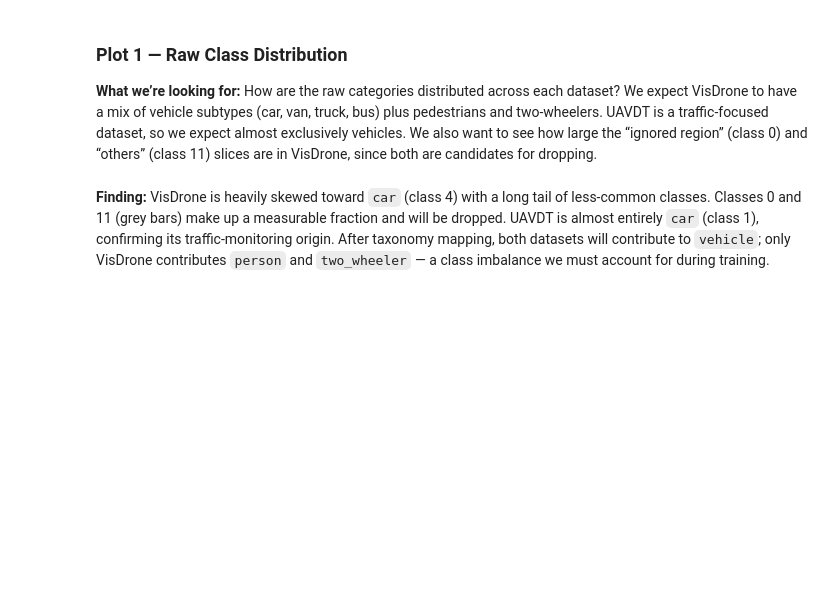
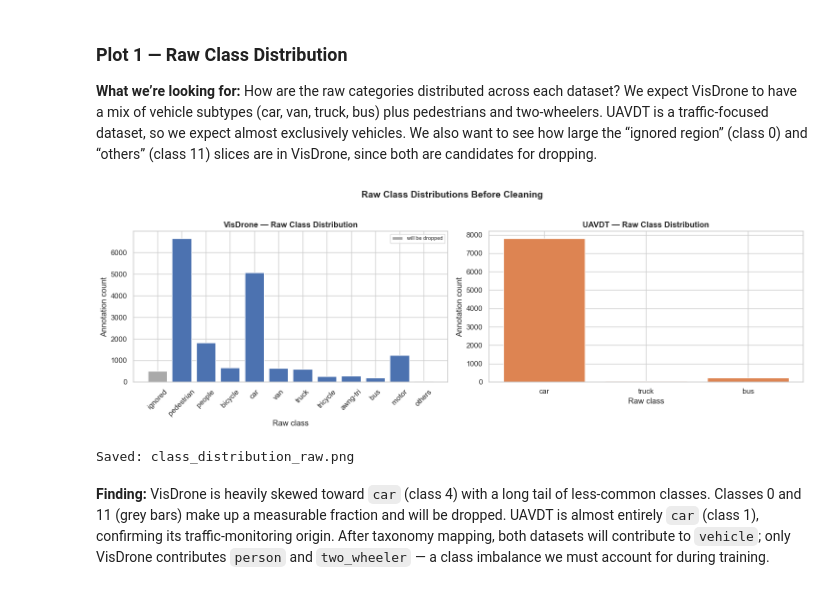
Before and after one commit to Ozai-03/drone-object-detection-capstone, a Jupyter notebook: notebooks/step5_data_wrangling.ipynb, the cells around one changed output. Saved outputs shown, nothing was run; the diff lists cells and outputs as text; code cells hidden in the pictures; blank space fills up the shorter version.

Commit message:
updated and ran data wrangling notebook

```diff
--- a/notebooks/step5_data_wrangling.ipynb
+++ b/notebooks/step5_data_wrangling.ipynb
@@ -65,8 +69,8 @@ print(f"numpy   {np.__version__}")
 NOTEBOOK_DIR = Path().resolve()
 PROJECT_ROOT = NOTEBOOK_DIR.parent if NOTEBOOK_DIR.name == "notebooks" else NOTEBOOK_DIR
 
-VISDRONE_RAW = PROJECT_ROOT / "data" / "raw" / "visdrone"
-UAVDT_RAW    = PROJECT_ROOT / "data" / "raw" / "uavdt"
+VISDRONE_RAW = PROJECT_ROOT / "data" / "raw" / "visdrone_raw"
+UAVDT_RAW    = PROJECT_ROOT / "data" / "raw" / "uavdt_raw"
 VD_SAMPLES   = PROJECT_ROOT / "data" / "samples" / "visdrone_samples"
 UA_SAMPLES   = PROJECT_ROOT / "data" / "samples" / "uavdt_samples"
 
@@ -209,17 +225,46 @@ print(f"VisDrone [{DATA_SOURCE_VD}]: {len(vd_raw):,} annotations | {vd_raw['imag
 # %%
-# --- Load UAVDT annotations (9-field MOT-style CSV, no header) ---
+# --- Load UAVDT annotations — handles both MOT 9-col and YOLO 5-col formats ---
 # Falls back to synthetic data with a clear warning if raw files are not present.
 
 def load_uavdt(root: Path, max_files: int = 300):
-    """Read UAVDT annotation .txt files from root/**/*.txt."""
-    ann_files = sorted(root.glob("**/*.txt"))[:max_files]
+    """Read UAVDT annotation .txt files from root/**/labels/*.txt.
+    Supports MOT 9-column integer format and YOLO 5-column normalised float format.
+    YOLO format is de-normalised back to pixel coordinates using UA_IMG_W / UA_IMG_H.
+    """
+    ann_files = sorted(root.glob("**/labels/*.txt"))[:max_files]
+    print(f"  [debug] root={root}  exists={root.exists()}  files found={len(ann_files)}")
     if not ann_files:
         return pd.DataFrame()
+
+    # Detect format by probing the first non-empty file
+    yolo_format = False
+    for probe in ann_files[:5]:
+        parts = probe.read_text().strip().split('\n')[0].split()
+        if len(parts) == 5:
+            yolo_format = True
+            break
+    print(f"  [debug] yolo_format={yolo_format}")
+
     frames = []
     for p in ann_files:
         try:
-            df_tmp = pd.read_csv(p, header=None, names=UA_COLS, dtype=int)
-            df_tmp.insert(0, "image_id", p.stem)
+            if yolo_format:
+                df_tmp = pd.read_csv(p, header=None, sep=r'\s+',
+                                     names=['object_category', 'cx', 'cy', 'nw', 'nh'])
+                if df_tmp.empty:
+                    continue
+                df_tmp['bbox_left']   = ((df_tmp['cx'] - df_tmp['nw'] / 2) * UA_IMG_W).round().astype(int)
+                df_tmp['bbox_top']    = ((df_tmp['cy'] - df_tmp['nh'] / 2) * UA_IMG_H).round().astype(int)
+                df_tmp['bbox_width']  = (df_tmp['nw'] * UA_IMG_W).round().astype(int)
+                df_tmp['bbox_height'] = (df_tmp['nh'] * UA_IMG_H).round().astype(int)
+                df_tmp['frame_index'] = 0
+                df_tmp['target_id']   = range(len(df_tmp))
+                df_tmp['out_of_view'] = 0
+                df_tmp['occlusion']   = 0
+                df_tmp = df_tmp[UA_COLS]
+            else:
+                df_tmp = pd.read_csv(p, header=None, names=UA_COLS, dtype=int)
+            df_tmp.insert(0, 'image_id', p.stem)
             frames.append(df_tmp)
         except Exception as exc:
             print(f"  skip {p.name}: {exc}")
@@ -305,38 +450,41 @@ VD_CLASS_NAMES = {
     4: "car",     5: "van",        6: "truck",     7: "tricycle",
     8: "awng-tri",9: "bus",       10: "motor",    11: "others",
 }
-UA_CLASS_NAMES = {1: "car", 2: "truck", 3: "bus"}
+UA_CLASS_NAMES = {0: "car", 1: "truck", 2: "bus"}
 
 fig, axes = plt.subplots(1, 2, figsize=(15, 5))
 
 # VisDrone
 vd_counts = vd_raw["object_category"].value_counts().sort_index()
 vd_labels = [VD_CLASS_NAMES.get(i, str(i)) for i in vd_counts.index]
 bars0 = axes[0].bar(vd_labels, vd_counts.values, color=SOURCE_PALETTE["VisDrone"])
 axes[0].bar(
     [VD_CLASS_NAMES.get(i, str(i)) for i in [0, 11] if i in vd_counts.index],
     [vd_counts.get(i, 0) for i in [0, 11]],
     color="#aaaaaa", label="will be dropped",
 )
 axes[0].set_title("VisDrone — Raw Class Distribution", fontweight="bold")
 axes[0].set_xlabel("Raw class")
 axes[0].set_ylabel("Annotation count")
 axes[0].tick_params(axis="x", rotation=45)
 axes[0].legend(fontsize=8)
 
 # UAVDT
 ua_counts = ua_raw["object_category"].value_counts().sort_index()
 ua_labels = [UA_CLASS_NAMES.get(i, str(i)) for i in ua_counts.index]
 axes[1].bar(ua_labels, ua_counts.values, color=SOURCE_PALETTE["UAVDT"])
 axes[1].set_title("UAVDT — Raw Class Distribution", fontweight="bold")
 axes[1].set_xlabel("Raw class")
 axes[1].set_ylabel("Annotation count")
 
 plt.suptitle("Raw Class Distributions Before Cleaning", fontsize=14, fontweight="bold", y=1.02)
 plt.tight_layout()
 plt.savefig("class_distribution_raw.png", dpi=120, bbox_inches="tight")
 plt.show()
 print("Saved: class_distribution_raw.png")
+# %% [output]
+[figure, added]
+Saved: class_distribution_raw.png
 # %% [markdown]
 **Finding:** VisDrone is heavily skewed toward `car` (class 4) with a long tail of less-common classes. Classes 0 and 11 (grey bars) make up a measurable fraction and will be dropped. UAVDT is almost entirely `car` (class 1), confirming its traffic-monitoring origin. After taxonomy mapping, both datasets will contribute to `vehicle`; only VisDrone contributes `person` and `two_wheeler` — a class imbalance we must account for during training.
 # %% [markdown]
```
Also changed, not shown: parts of 21 cells of this notebook.
